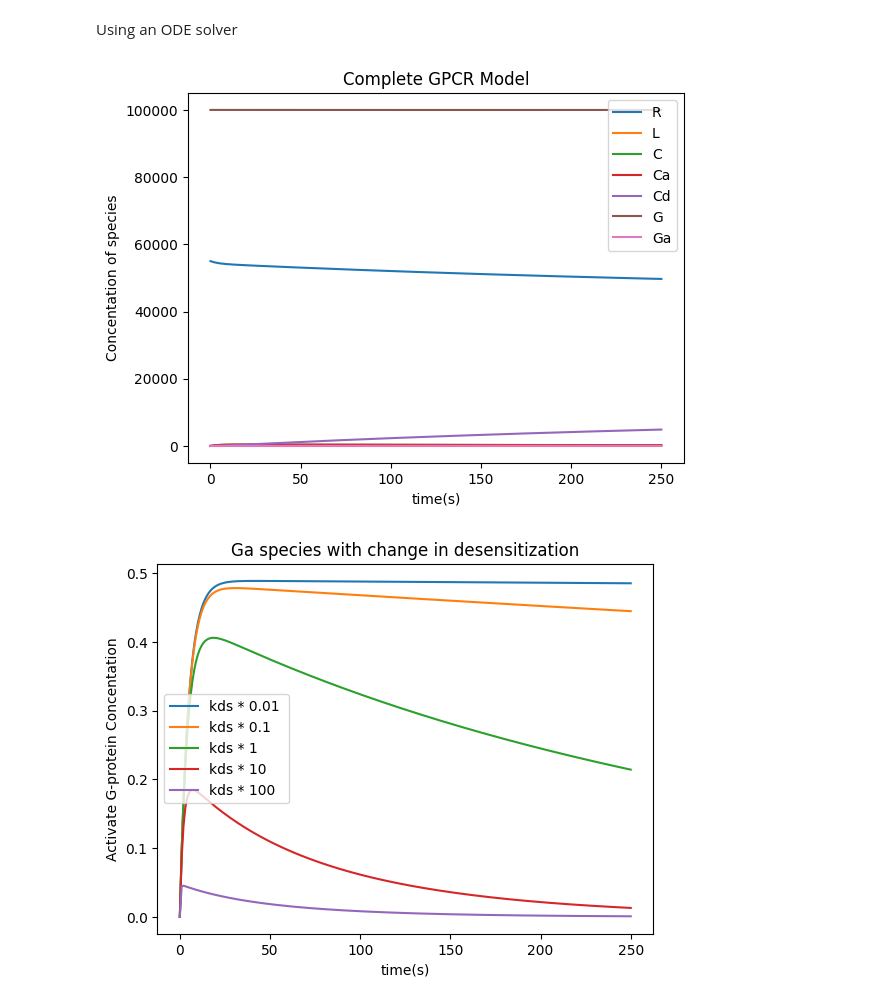
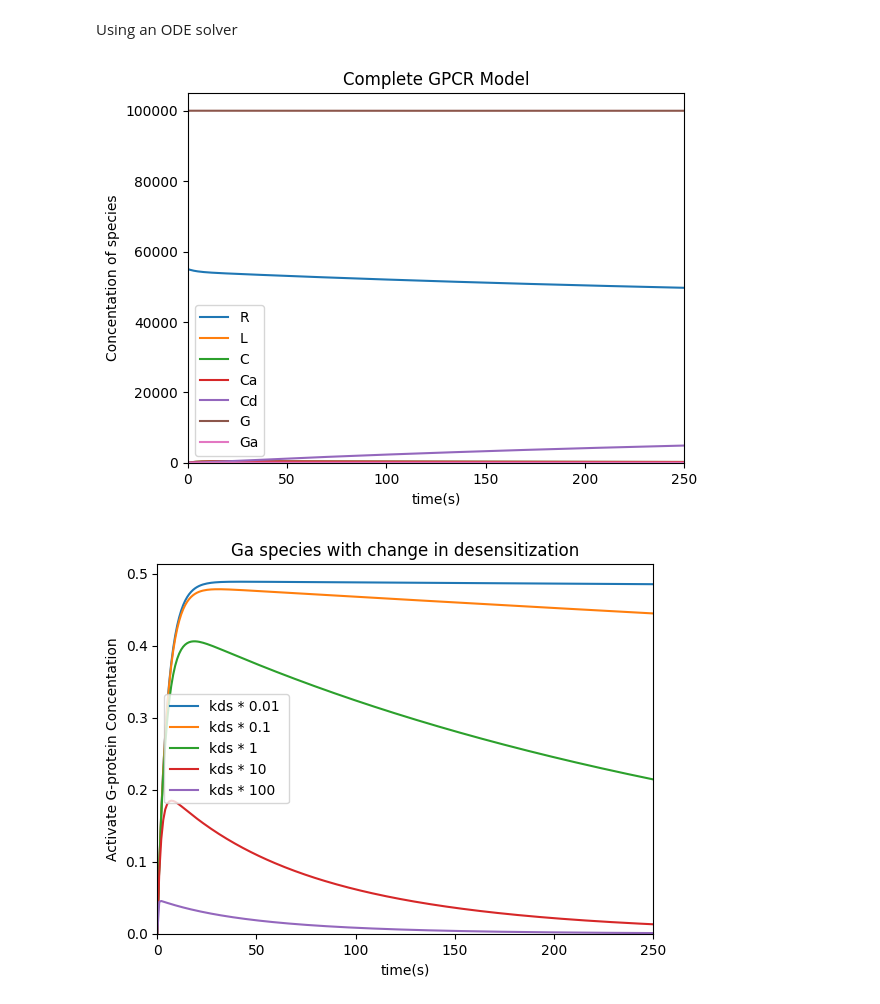
Before and after one commit to Ara101/Recapitulating-Shankaran2007-GPCR-model, a Jupyter notebook: GPCR_model/Shankaran_model.ipynb, the cells around one changed output. Drawn from its saved outputs; the diff is of its cells as text; code cells hidden in the pictures.

```diff
--- a/GPCR_model/Shankaran_model.ipynb
+++ b/GPCR_model/Shankaran_model.ipynb
@@ -183,32 +188,36 @@ C = 0
 Ca = 0
 Cd = 0
 Ga = 0
 
 IC = [R, L, C, Ca, Cd, G, Ga]
 
 # simulation time points
 t = np.linspace(0,250,250)
 
 # solve ODE
 results = odeint(model, IC, t)
 
 plt.plot(t,results)
 plt.xlabel('time(s)')
 plt.ylabel('Concentation of species')
 plt.legend(['R', 'L', 'C', 'Ca', 'Cd', 'G', 'Ga'])
 plt.title('Complete GPCR Model')
+plt.xlim([0, 250])
+plt.gca().set_ylim(bottom=0)
 plt.show()
 
 kds =0.065
 for mag in [10**-2, 10**-1, 10**0, 10**1, 10**2]:
     results0 = odeint(model, IC, t, args = (kds*mag,))
     plt.plot(t,results0[:,IC.index(Ga)]/1000,label = 'kds * %s ' % mag)
 
 plt.legend()
 plt.xlabel('time(s)')
 plt.ylabel('Activate G-protein Concentation')
 plt.title('Ga species with change in desensitization')
+plt.xlim([0, 250])
+plt.gca().set_ylim(bottom=0)
 plt.show()
 # %% [output]
-[figure, old version]
+[figure, new version]
-[figure, old version]
+[figure, new version]
```
Also changed, not shown: parts of 1 cell of this notebook.
